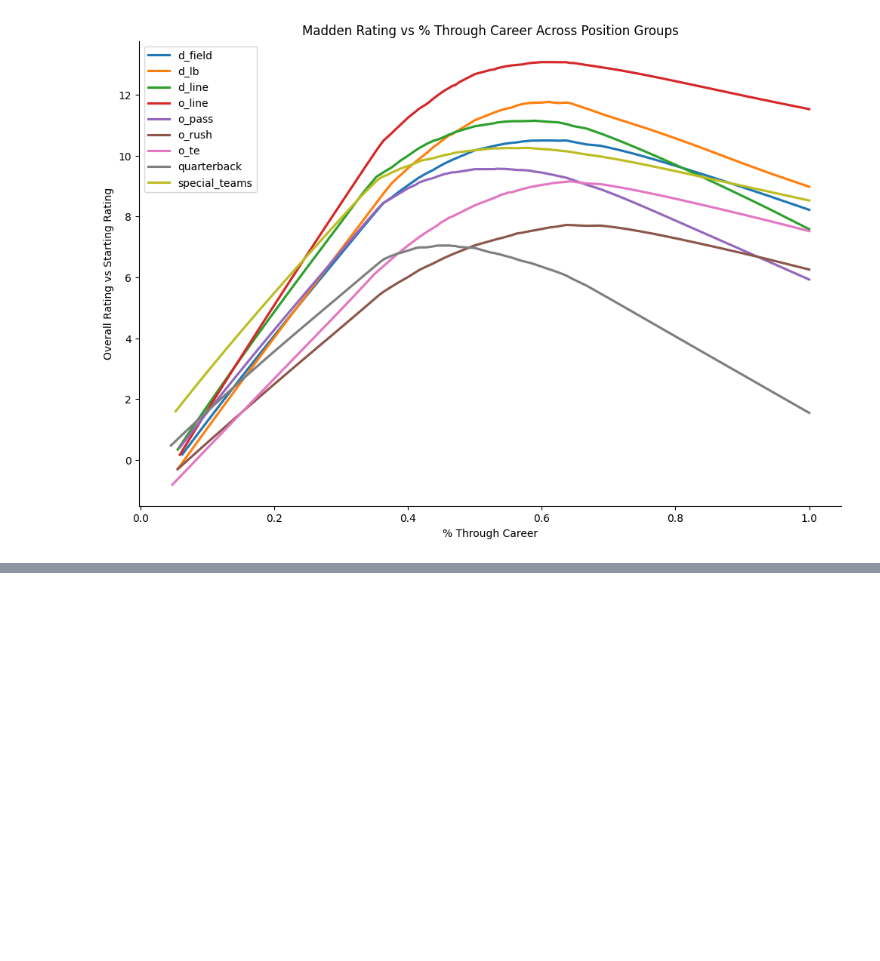
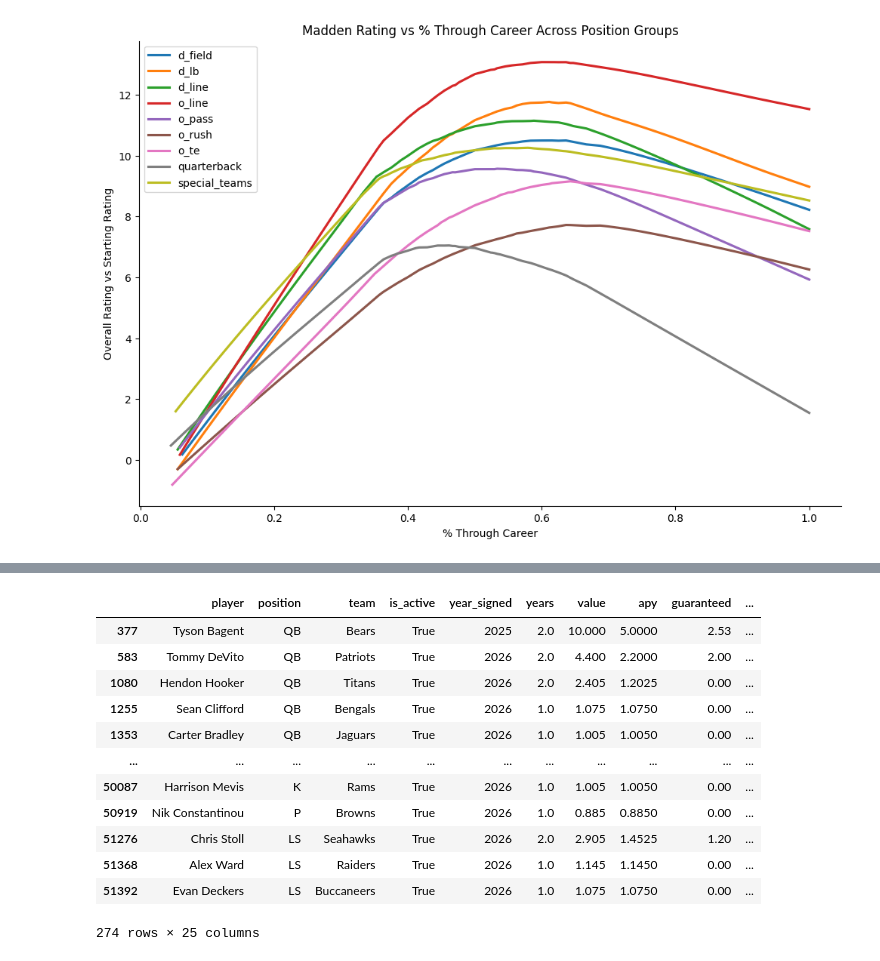
Before and after one commit to CharlieHubbard7/NFLResearch, a Jupyter notebook: NFL_Research_(5_26_26).ipynb, the cells around one changed output, grey strips where cells are left out. Cells and saved outputs as stored; diff of their text form; code cells hidden in the pictures; blank space fills up the shorter version.

```diff
--- a/NFL_Research_(5_26_26).ipynb
+++ b/NFL_Research_(5_26_26).ipynb
@@ -1110,0 +1133,18 @@ plt.show()
+# %%
+active_contracts = contracts.query("is_active == True")
+active_second_contracts = active_contracts.query("year_signed > draft_year + 1")
+active_second_contracts.query("draft_year > 2022")
+# %% [output]
+|  | player | position | team | is_active | year_signed | years | value | apy | guaranteed | ... |
+| 377 | Tyson Bagent | QB | Bears | True | 2025 | 2.0 | 10.000 | 5.0000 | 2.53 | ... |
+| 583 | Tommy DeVito | QB | Patriots | True | 2026 | 2.0 | 4.400 | 2.2000 | 2.00 | ... |
+| 1080 | Hendon Hooker | QB | Titans | True | 2026 | 2.0 | 2.405 | 1.2025 | 0.00 | ... |
+| 1255 | Sean Clifford | QB | Bengals | True | 2026 | 1.0 | 1.075 | 1.0750 | 0.00 | ... |
+| 1353 | Carter Bradley | QB | Jaguars | True | 2026 | 1.0 | 1.005 | 1.0050 | 0.00 | ... |
+| ... | ... | ... | ... | ... | ... | ... | ... | ... | ... | ... |
+| 50087 | Harrison Mevis | K | Rams | True | 2026 | 1.0 | 1.005 | 1.0050 | 0.00 | ... |
+| 50919 | Nik Constantinou | P | Browns | True | 2026 | 1.0 | 0.885 | 0.8850 | 0.00 | ... |
+| 51276 | Chris Stoll | LS | Seahawks | True | 2026 | 2.0 | 2.905 | 1.4525 | 1.20 | ... |
+| 51368 | Alex Ward | LS | Raiders | True | 2026 | 1.0 | 1.145 | 1.1450 | 0.00 | ... |
+| 51392 | Evan Deckers | LS | Buccaneers | True | 2026 | 1.0 | 1.075 | 1.0750 | 0.00 | ... |
+274 rows × 25 columns
```
Also changed, not shown: parts of 17 cells of this notebook.
